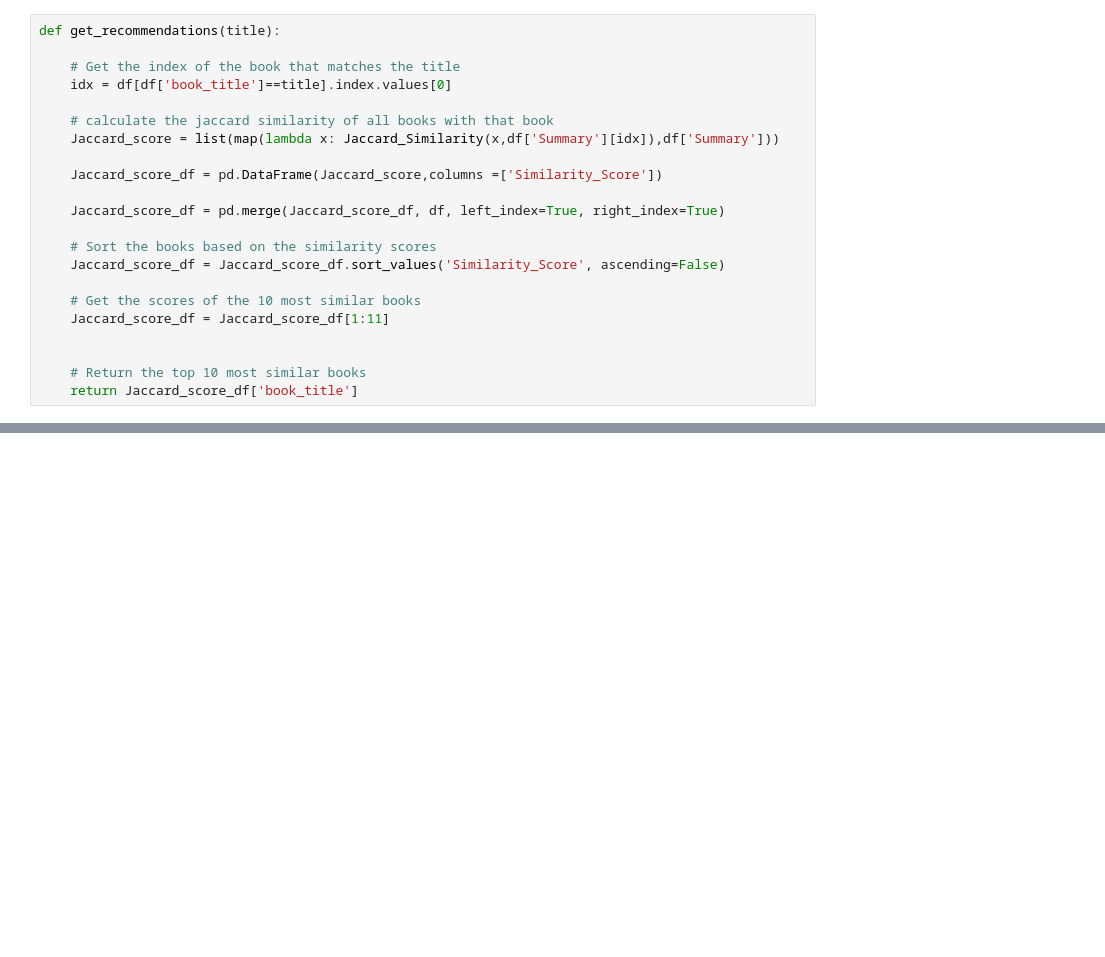
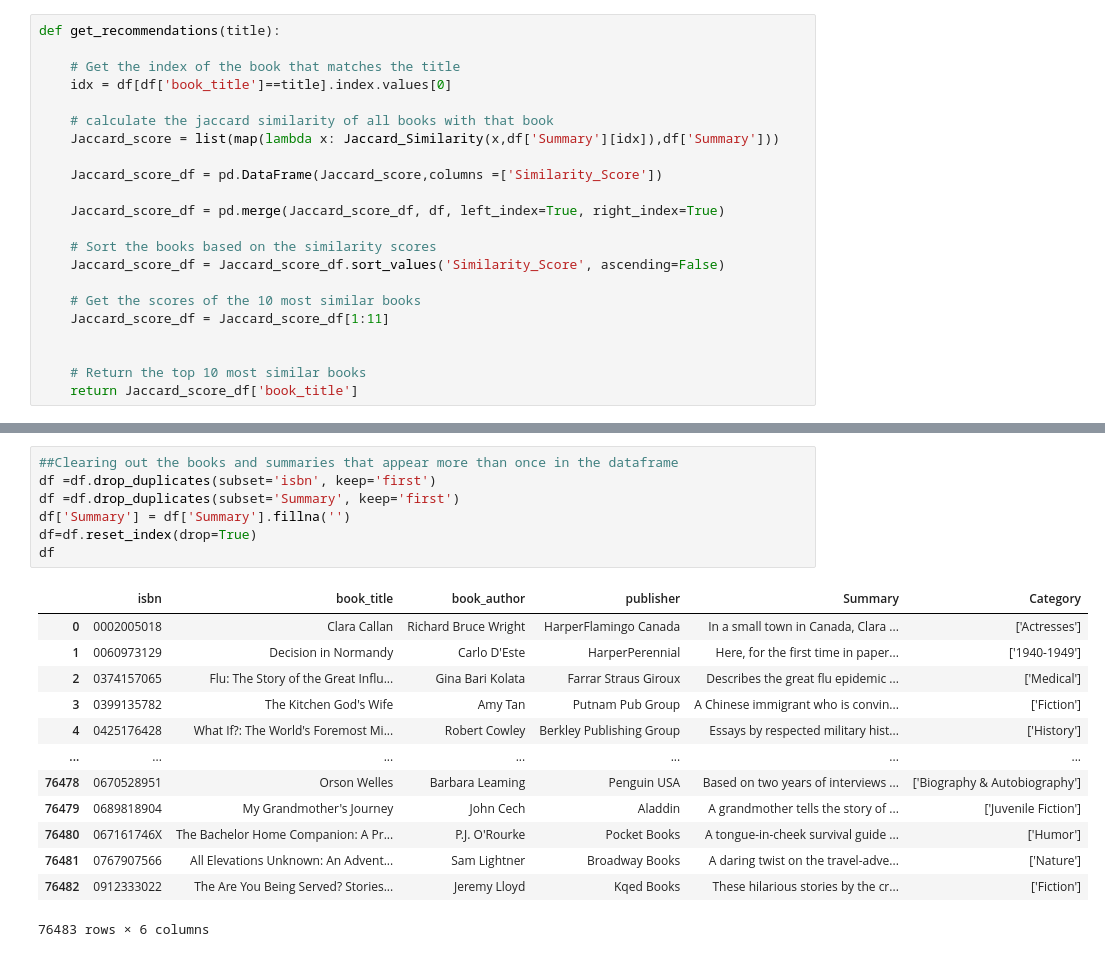
Before and after one commit to marinaepitropaki/BookRecommendationSystem, a Jupyter notebook: BookRecommendationSystem.ipynb, the cells around one changed output, grey strips where cells are left out. Cells and saved outputs as stored; diff of their text form; blank space fills up the shorter version.

```diff
--- a/BookRecommendationSystem.ipynb
+++ b/BookRecommendationSystem.ipynb
@@ -159,0 +196,21 @@ Name: book_title, dtype: object
+# %%
+##Clearing out the books and summaries that appear more than once in the dataframe
+df =df.drop_duplicates(subset='isbn', keep='first')
+df =df.drop_duplicates(subset='Summary', keep='first')
+df['Summary'] = df['Summary'].fillna('')
+df=df.reset_index(drop=True)
+df
+# %% [output]
+|  | isbn | book_title | book_author | publisher | Summary | Category |
+| 0 | 0002005018 | Clara Callan | Richard Bruce Wright | HarperFlamingo Canada | In a small town in Canada, Clara ... | ['Actresses'] |
+| 1 | 0060973129 | Decision in Normandy | Carlo D'Este | HarperPerennial | Here, for the first time in paper... | ['1940-1949'] |
+| 2 | 0374157065 | Flu: The Story of the Great Influ... | Gina Bari Kolata | Farrar Straus Giroux | Describes the great flu epidemic ... | ['Medical'] |
+| 3 | 0399135782 | The Kitchen God's Wife | Amy Tan | Putnam Pub Group | A Chinese immigrant who is convin... | ['Fiction'] |
+| 4 | 0425176428 | What If?: The World's Foremost Mi... | Robert Cowley | Berkley Publishing Group | Essays by respected military hist... | ['History'] |
+| ... | ... | ... | ... | ... | ... | ... |
+| 76478 | 0670528951 | Orson Welles | Barbara Leaming | Penguin USA | Based on two years of interviews ... | ['Biography & Autobiography'] |
+| 76479 | 0689818904 | My Grandmother's Journey | John Cech | Aladdin | A grandmother tells the story of ... | ['Juvenile Fiction'] |
+| 76480 | 067161746X | The Bachelor Home Companion: A Pr... | P.J. O'Rourke | Pocket Books | A tongue-in-cheek survival guide ... | ['Humor'] |
+| 76481 | 0767907566 | All Elevations Unknown: An Advent... | Sam Lightner | Broadway Books | A daring twist on the travel-adve... | ['Nature'] |
+| 76482 | 0912333022 | The Are You Being Served? Stories... | Jeremy Lloyd | Kqed Books | These hilarious stories by the cr... | ['Fiction'] |
+76483 rows × 6 columns
```
Also changed, not shown: parts of 17 cells of this notebook.
